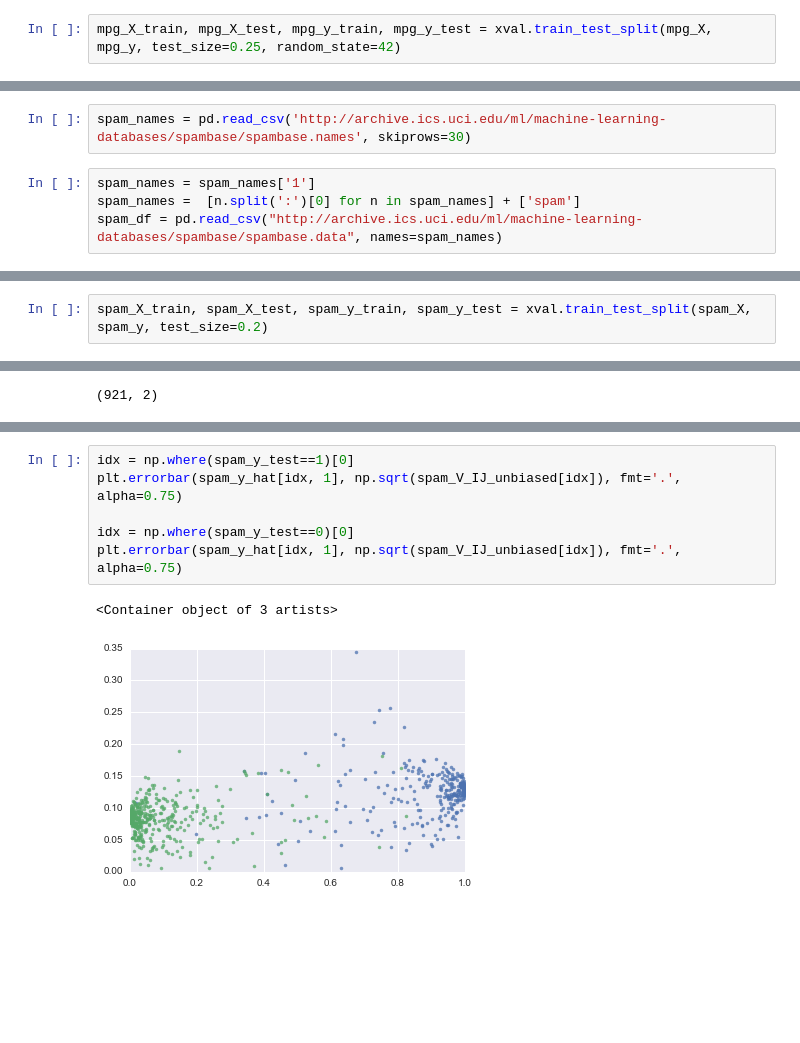
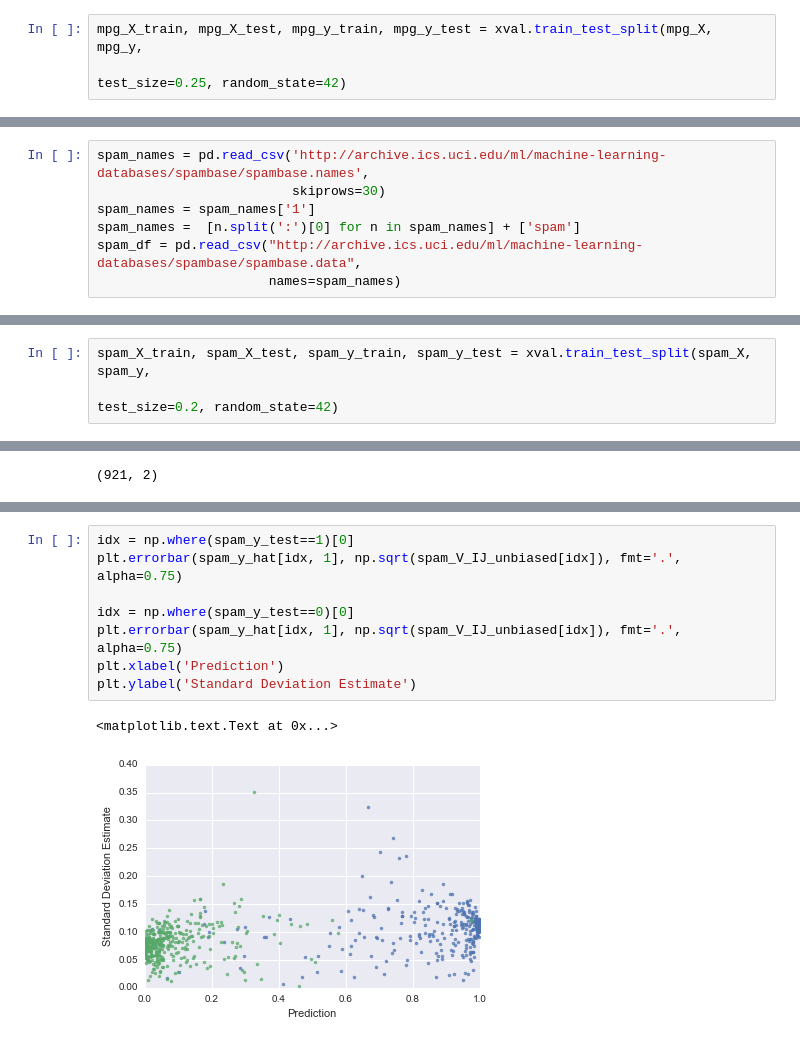
Before and after one commit to kpolimis/erlking, a Jupyter notebook: doc/notebooks/example.ipynb, the cells around one changed output, grey strips where cells are left out. Cells and saved outputs as stored; diff of their text form; blank space fills up the shorter version.

```diff
--- a/doc/notebooks/example.ipynb
+++ b/doc/notebooks/example.ipynb
@@ -51,4 +47,5 @@ plt.hist(mpg_X[:, 2])
  <a list of 10 Patch objects>)
 [figure]
 # %%
-mpg_X_train, mpg_X_test, mpg_y_train, mpg_y_test = xval.train_test_split(mpg_X, mpg_y, test_size=0.25, random_state=42)
+mpg_X_train, mpg_X_test, mpg_y_train, mpg_y_test = xval.train_test_split(mpg_X, mpg_y,
+                                                                         test_size=0.25, random_state=42)
@@ -95,9 +104,10 @@ c = np.arange(20).reshape((1, 20))
 # %%
-spam_names = pd.read_csv('http://archive.ics.uci.edu/ml/machine-learning-databases/spambase/spambase.names', skiprows=30)
+spam_names = pd.read_csv('http://archive.ics.uci.edu/ml/machine-learning-databases/spambase/spambase.names',
+                         skiprows=30)
+spam_names = spam_names['1']
+spam_names =  [n.split(':')[0] for n in spam_names] + ['spam']
+spam_df = pd.read_csv("http://archive.ics.uci.edu/ml/machine-learning-databases/spambase/spambase.data",
+                      names=spam_names)
-# %%
-spam_names = spam_names['1']
-spam_names =  [n.split(':')[0] for n in spam_names] + ['spam']
-spam_df = pd.read_csv("http://archive.ics.uci.edu/ml/machine-learning-databases/spambase/spambase.data", names=spam_names)
 # %%
 spam_df.describe()
 # %% [output]
@@ -119,5 +128,6 @@ spam_X.shape
 # %% [output]
 (4601, 57)
 # %%
-spam_X_train, spam_X_test, spam_y_train, spam_y_test = xval.train_test_split(spam_X, spam_y, test_size=0.2)
+spam_X_train, spam_X_test, spam_y_train, spam_y_test = xval.train_test_split(spam_X, spam_y,
+                                                                             test_size=0.2, random_state=42)
 # %%
@@ -148,9 +183,11 @@ spam_y_test.shape
 # %%
 idx = np.where(spam_y_test==1)[0]
 plt.errorbar(spam_y_hat[idx, 1], np.sqrt(spam_V_IJ_unbiased[idx]), fmt='.', alpha=0.75)
 
 idx = np.where(spam_y_test==0)[0]
 plt.errorbar(spam_y_hat[idx, 1], np.sqrt(spam_V_IJ_unbiased[idx]), fmt='.', alpha=0.75)
+plt.xlabel('Prediction')
+plt.ylabel('Standard Deviation Estimate')
 # %% [output]
-<Container object of 3 artists>
+<matplotlib.text.Text at 0x...>
-[figure, old version]
+[figure, new version]
```
Also changed, not shown: parts of 31 cells of this notebook, 1 other file.
